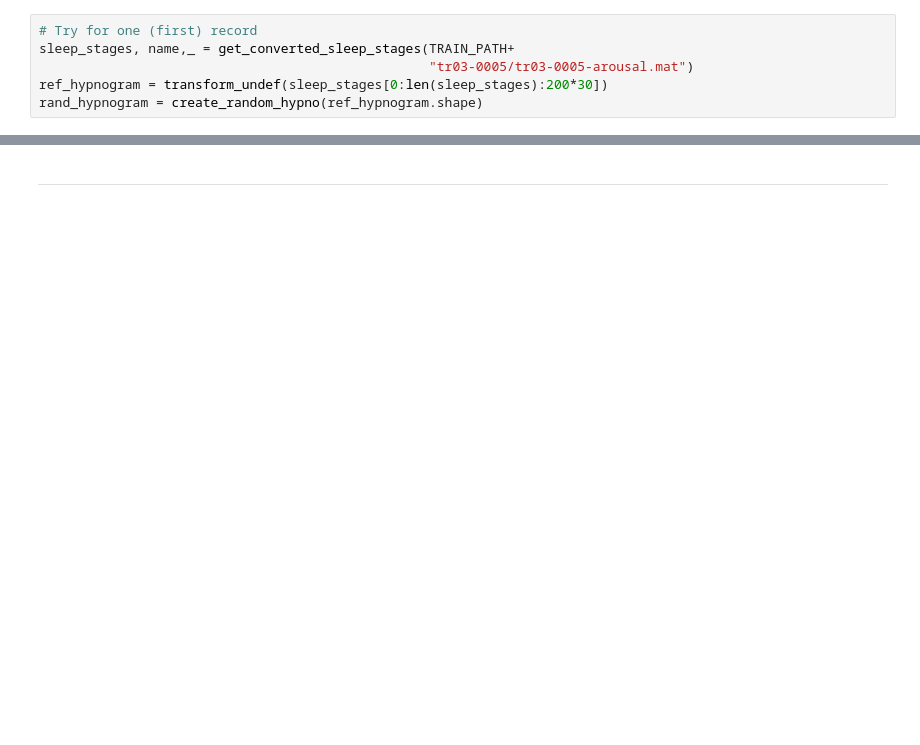
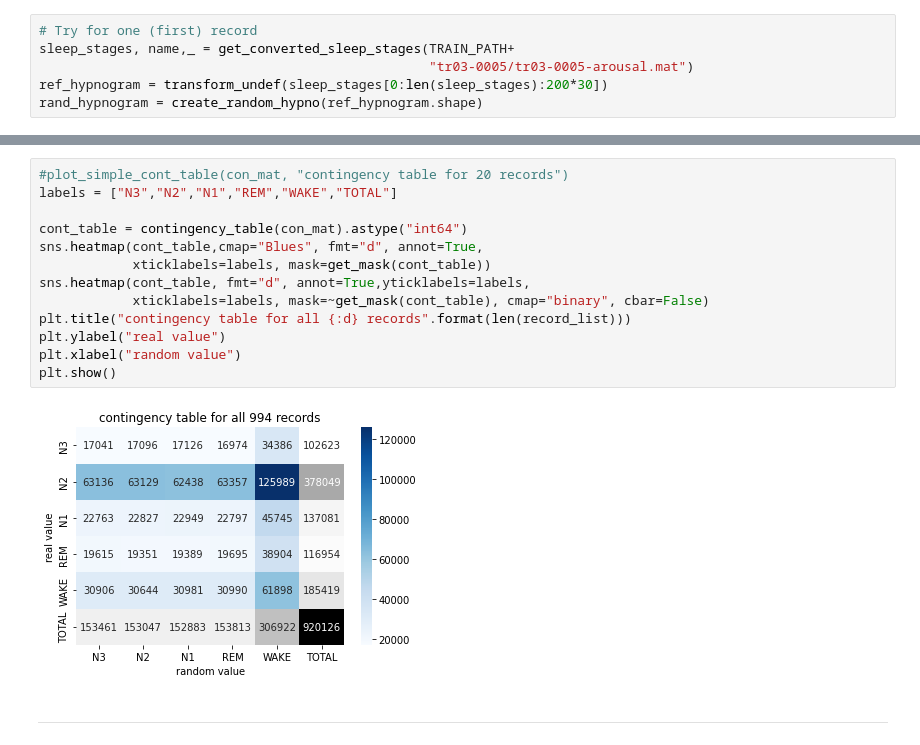
Before and after one commit to Timgrau/Machinelearning, a Jupyter notebook: Sleep-Staging/Task_E04.ipynb, the cells around one changed output, grey strips where cells are left out. Saved outputs shown, nothing was run; the diff lists cells and outputs as text; blank space fills up the shorter version.

```diff
--- a/Sleep-Staging/Task_E04.ipynb
+++ b/Sleep-Staging/Task_E04.ipynb
@@ -151,3 +154,18 @@ for record in record_list:
+# %%
+#plot_simple_cont_table(con_mat, "contingency table for 20 records")
+labels = ["N3","N2","N1","REM","WAKE","TOTAL"]
+
+cont_table = contingency_table(con_mat).astype("int64")
+sns.heatmap(cont_table,cmap="Blues", fmt="d", annot=True,
+            xticklabels=labels, mask=get_mask(cont_table))
+sns.heatmap(cont_table, fmt="d", annot=True,yticklabels=labels,
+            xticklabels=labels, mask=~get_mask(cont_table), cmap="binary", cbar=False)
+plt.title("contingency table for all {:d} records".format(len(record_list)))
+plt.ylabel("real value")
+plt.xlabel("random value")
+plt.show()
+# %% [output]
+[figure, added]
 # %% [markdown]
 ---
 # %%
```
Also changed, not shown: parts of 14 cells of this notebook.
